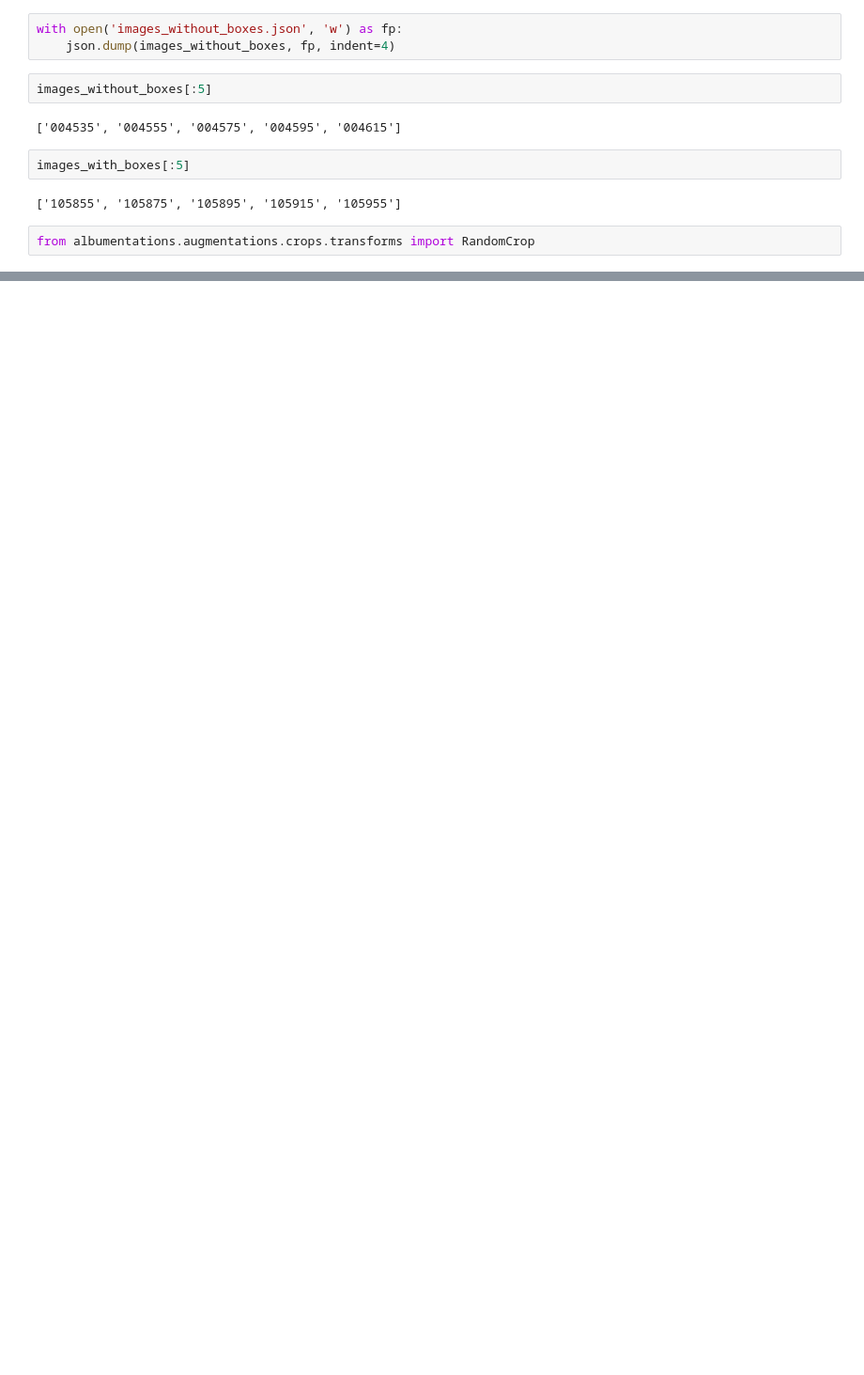
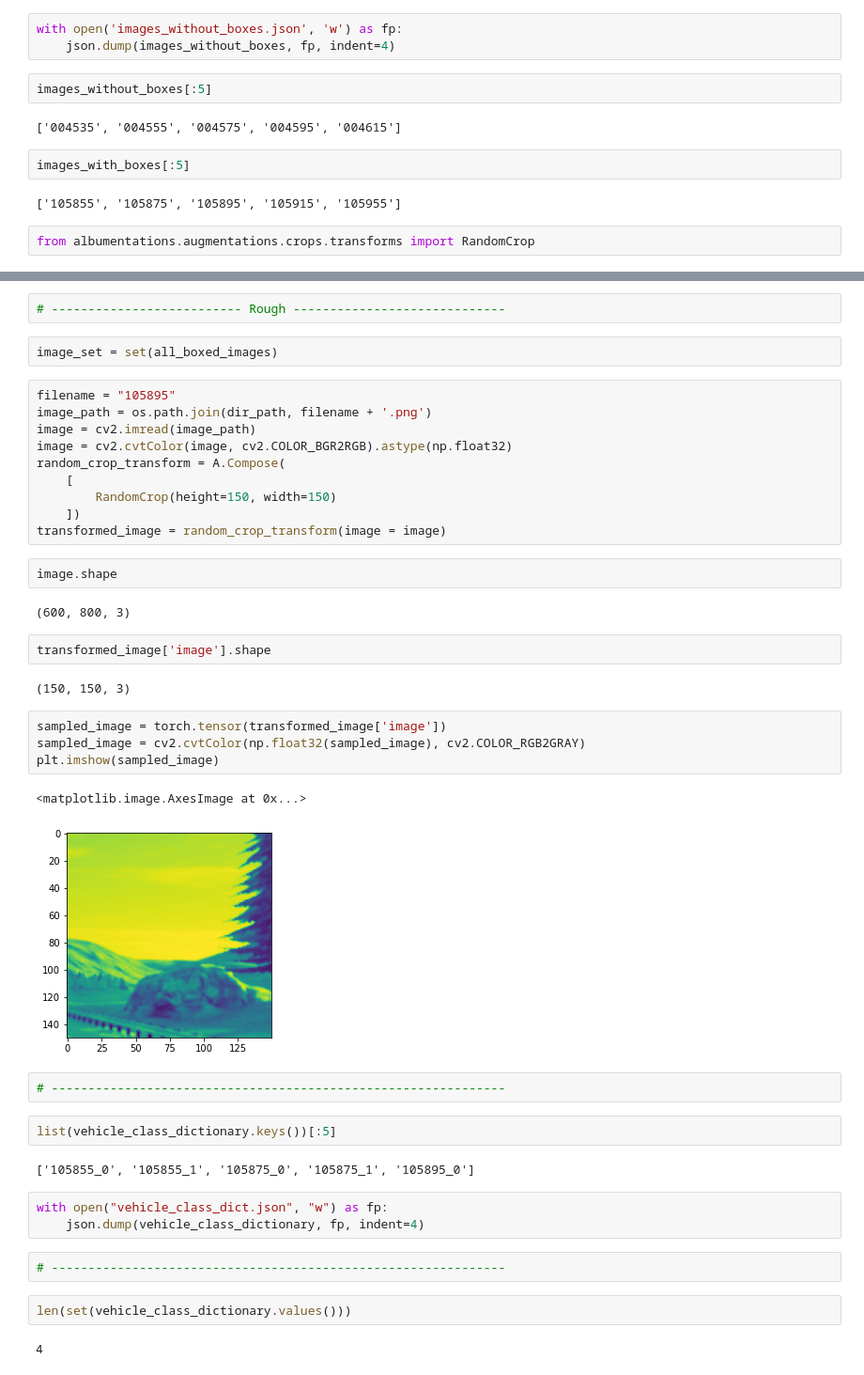
Before and after one commit to Karthik-Ragunath/Semantic-Object-Detection, a Jupyter notebook: GMM.ipynb, the cells around one changed output, grey strips where cells are left out. Shown at 94% size. Saved outputs shown, nothing was run; the diff lists cells and outputs as text; blank space fills up the shorter version.

```diff
--- a/GMM.ipynb
+++ b/GMM.ipynb
@@ -205,0 +233,44 @@ for filename in images_without_boxes:
+# %%
+# -------------------------- Rough -----------------------------
+# %%
+image_set = set(all_boxed_images)
+# %%
+filename = "105895"
+image_path = os.path.join(dir_path, filename + '.png')
+image = cv2.imread(image_path)
+image = cv2.cvtColor(image, cv2.COLOR_BGR2RGB).astype(np.float32)
+random_crop_transform = A.Compose(
+    [
+        RandomCrop(height=150, width=150)
+    ])
+transformed_image = random_crop_transform(image = image)
+# %%
+image.shape
+# %% [output]
+(600, 800, 3)
+# %%
+transformed_image['image'].shape
+# %% [output]
+(150, 150, 3)
+# %%
+sampled_image = torch.tensor(transformed_image['image'])
+sampled_image = cv2.cvtColor(np.float32(sampled_image), cv2.COLOR_RGB2GRAY)
+plt.imshow(sampled_image)
+# %% [output]
+<matplotlib.image.AxesImage at 0x...>
+[figure, added]
+# %%
+# --------------------------------------------------------------
+# %%
+list(vehicle_class_dictionary.keys())[:5]
+# %% [output]
+['105855_0', '105855_1', '105875_0', '105875_1', '105895_0']
+# %%
+with open("vehicle_class_dict.json", "w") as fp:
+    json.dump(vehicle_class_dictionary, fp, indent=4)
+# %%
+# --------------------------------------------------------------
+# %%
+len(set(vehicle_class_dictionary.values()))
+# %% [output]
+4
```
Also changed, not shown: parts of 8 cells of this notebook, 6 other files.
